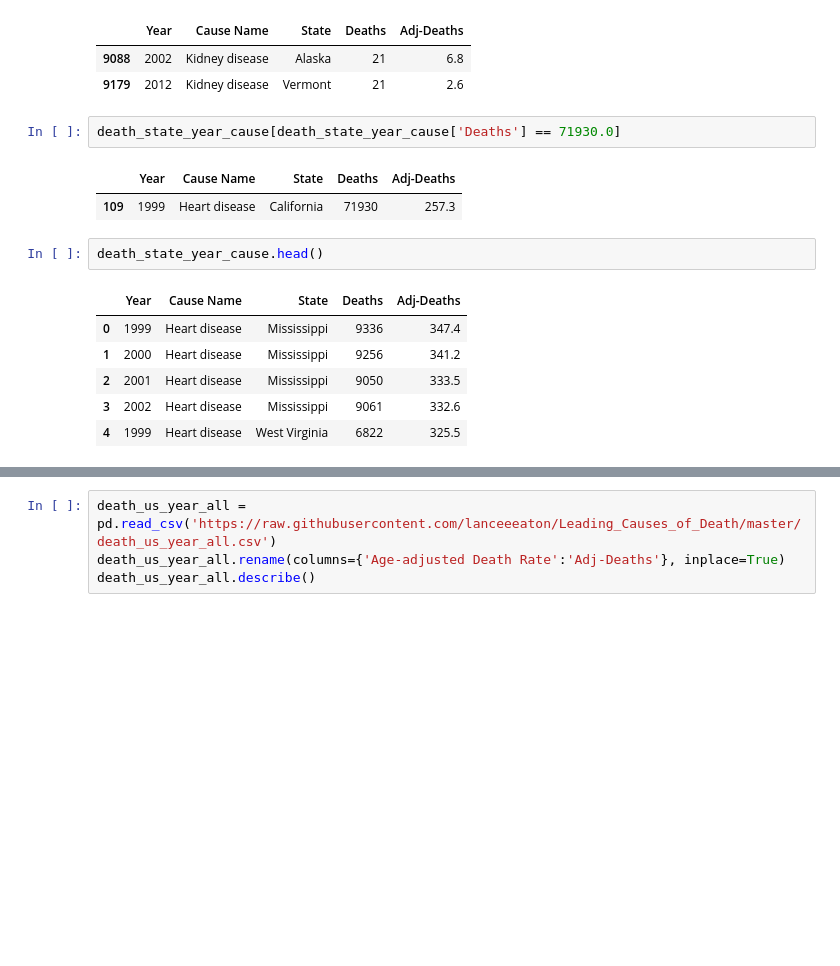
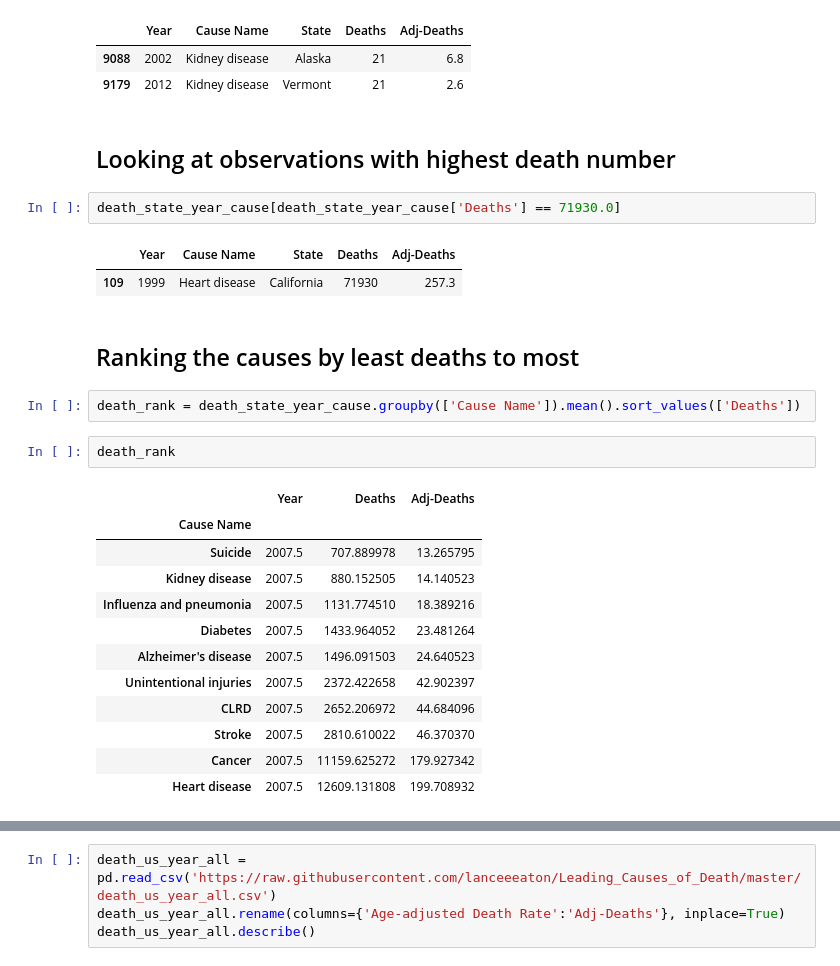
Before and after one commit to lanceeeaton/Leading_Causes_of_Death, a Jupyter notebook: Leading_Causes_of_Death.ipynb, the cells around one changed output, grey strips where cells are left out. Cells and saved outputs as stored; diff of their text form; blank space fills up the shorter version.

```diff
--- a/Leading_Causes_of_Death.ipynb
+++ b/Leading_Causes_of_Death.ipynb
@@ -33,17 +39,29 @@ death_state_year_cause[death_state_year_cause['Deaths'] == 21.0]
 |  | Year | Cause Name | State | Deaths | Adj-Deaths |
 | 9088 | 2002 | Kidney disease | Alaska | 21 | 6.8 |
 | 9179 | 2012 | Kidney disease | Vermont | 21 | 2.6 |
+# %% [markdown]
+## Looking at observations with highest death number
 # %%
 death_state_year_cause[death_state_year_cause['Deaths'] == 71930.0]
 # %% [output]
 |  | Year | Cause Name | State | Deaths | Adj-Deaths |
 | 109 | 1999 | Heart disease | California | 71930 | 257.3 |
-# %%
-death_state_year_cause.head()
-# %% [output]
-|  | Year | Cause Name | State | Deaths | Adj-Deaths |
-| 0 | 1999 | Heart disease | Mississippi | 9336 | 347.4 |
-| 1 | 2000 | Heart disease | Mississippi | 9256 | 341.2 |
-| 2 | 2001 | Heart disease | Mississippi | 9050 | 333.5 |
-| 3 | 2002 | Heart disease | Mississippi | 9061 | 332.6 |
-| 4 | 1999 | Heart disease | West Virginia | 6822 | 325.5 |
+# %% [markdown]
+## Ranking the causes by least deaths to most
+# %%
+death_rank = death_state_year_cause.groupby(['Cause Name']).mean().sort_values(['Deaths'])
+# %%
+death_rank
+# %% [output]
+|  | Year | Deaths | Adj-Deaths |
+| Cause Name |  |  |  |
+| Suicide | 2007.5 | 707.889978 | 13.265795 |
+| Kidney disease | 2007.5 | 880.152505 | 14.140523 |
+| Influenza and pneumonia | 2007.5 | 1131.774510 | 18.389216 |
+| Diabetes | 2007.5 | 1433.964052 | 23.481264 |
+| Alzheimer's disease | 2007.5 | 1496.091503 | 24.640523 |
+| Unintentional injuries | 2007.5 | 2372.422658 | 42.902397 |
+| CLRD | 2007.5 | 2652.206972 | 44.684096 |
+| Stroke | 2007.5 | 2810.610022 | 46.370370 |
+| Cancer | 2007.5 | 11159.625272 | 179.927342 |
+| Heart disease | 2007.5 | 12609.131808 | 199.708932 |
```
Also changed, not shown: parts of 19 cells of this notebook.
